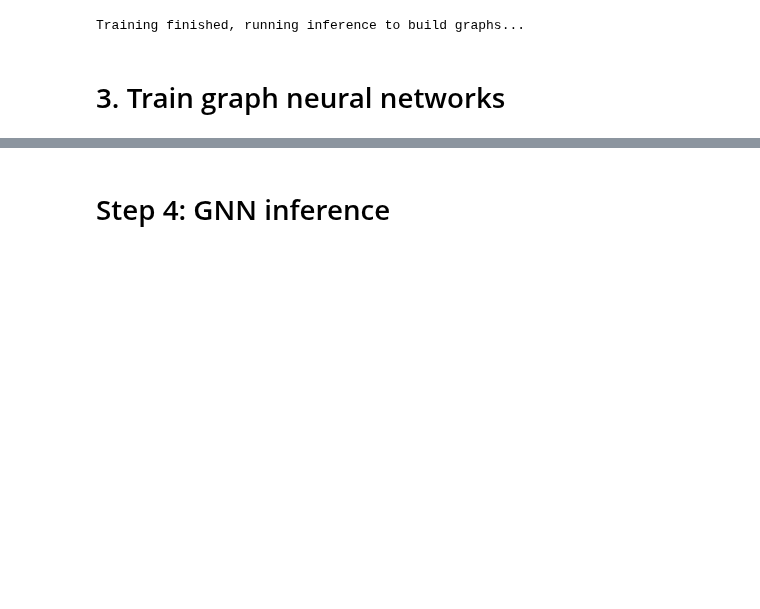
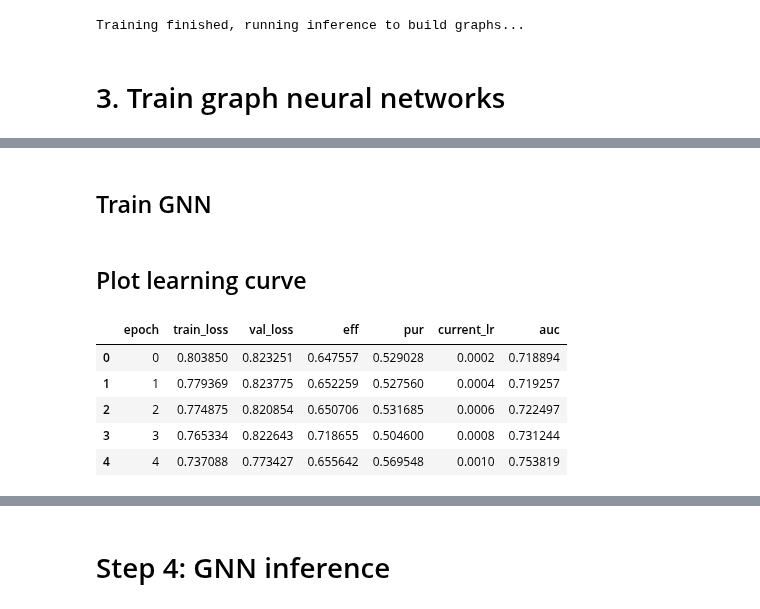
Before and after one commit to HSF-reco-and-software-triggers/Tracking-ML-Exa.TrkX, a Jupyter notebook: Examples/TrackML_Quickstart/run_pipeline.ipynb, the cells around one changed output, grey strips where cells are left out. Saved outputs shown, nothing was run; the diff lists cells and outputs as text; code cells hidden in the pictures; blank space fills up the shorter version.

```diff
--- a/Examples/TrackML_Quickstart/run_pipeline.ipynb
+++ b/Examples/TrackML_Quickstart/run_pipeline.ipynb
@@ -703,0 +519,2 @@ INFO:
+# %% [markdown]
+## Train GNN
@@ -703,0 +525,26 @@ INFO:
+# %%
+# if you have a pretrained model, load it by uncommenting and running the following lines
+# from Pipelines.TrackML_Example.LightningModules.GNN.Models.interaction_gnn import InteractionGNN
+# common_configs = configs["common_configs"]
+# gnn_model = LayerlessEmbedding.load_from_checkpoint(os.path.join(common_configs["artifact_directory"], "gnn", common_configs["experiment_name"]+".ckpt")).to(device)
+# gnn_model.setup(stage="fit")
+# clear_output()
+
+# # change your log file path here
+log_file = '/global/cfs/cdirs/m3443/usr/pmtuan/Tracking-ML-Exa.TrkX/Examples/TrackML_Quickstart/artifacts/gnn/trackml_quickstart_1/version_34/metrics.csv'
+# %% [markdown]
+## Plot learning curve
+# %%
+metrics = pd.read_csv(log_file, sep=',')
+train_metrics = metrics[ ~ metrics['train_loss'].isna() ][['epoch', 'train_loss']]
+train_metrics['epoch'] -= 1
+val_metrics = metrics[ ~ metrics['val_loss'].isna() ][['val_loss', 'eff', 'pur', 'current_lr', 'epoch', 'auc']]
+metrics = pd.merge(left=train_metrics, right=val_metrics, how='inner', on='epoch')
+metrics.head()
+# %% [output]
+|  | epoch | train_loss | val_loss | eff | pur | current_lr | auc |
+| 0 | 0 | 0.803850 | 0.823251 | 0.647557 | 0.529028 | 0.0002 | 0.718894 |
+| 1 | 1 | 0.779369 | 0.823775 | 0.652259 | 0.527560 | 0.0004 | 0.719257 |
+| 2 | 2 | 0.774875 | 0.820854 | 0.650706 | 0.531685 | 0.0006 | 0.722497 |
+| 3 | 3 | 0.765334 | 0.822643 | 0.718655 | 0.504600 | 0.0008 | 0.731244 |
+| 4 | 4 | 0.737088 | 0.773427 | 0.655642 | 0.569548 | 0.0010 | 0.753819 |
```
Also changed, not shown: parts of 10 cells of this notebook, 1 other file.
